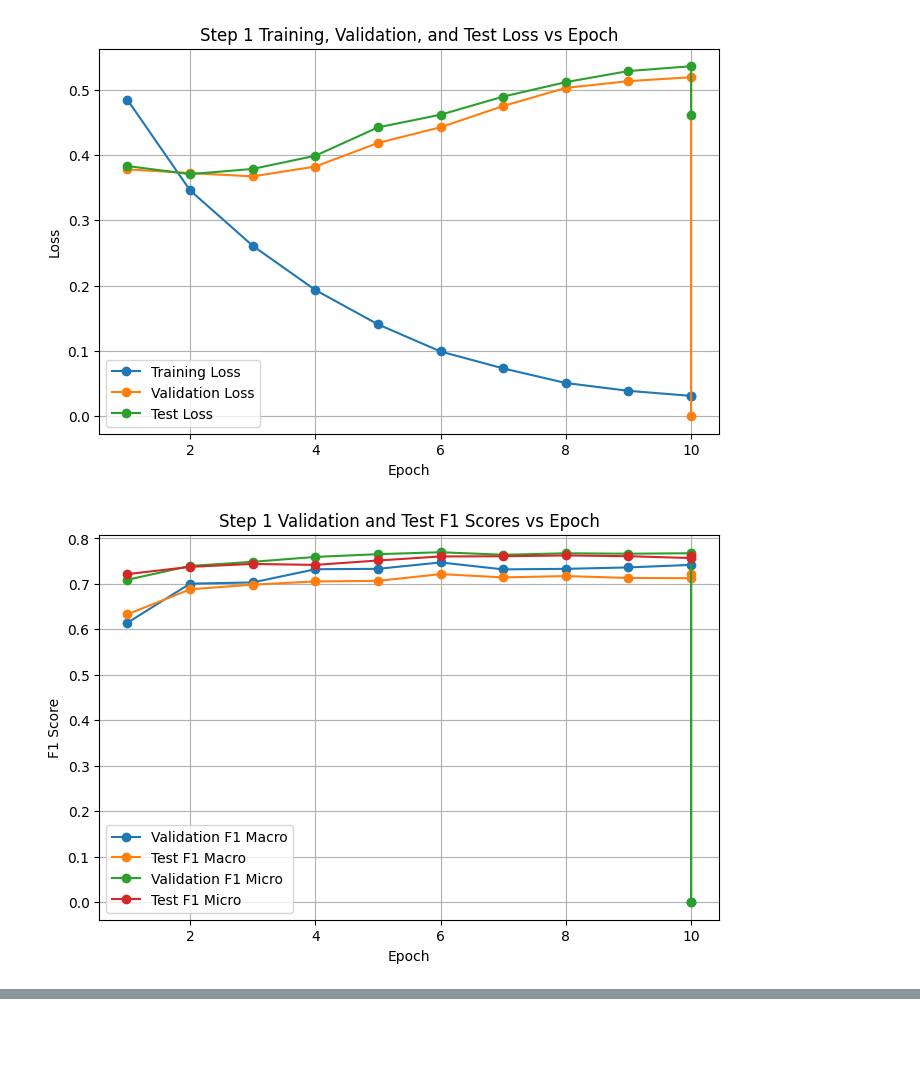
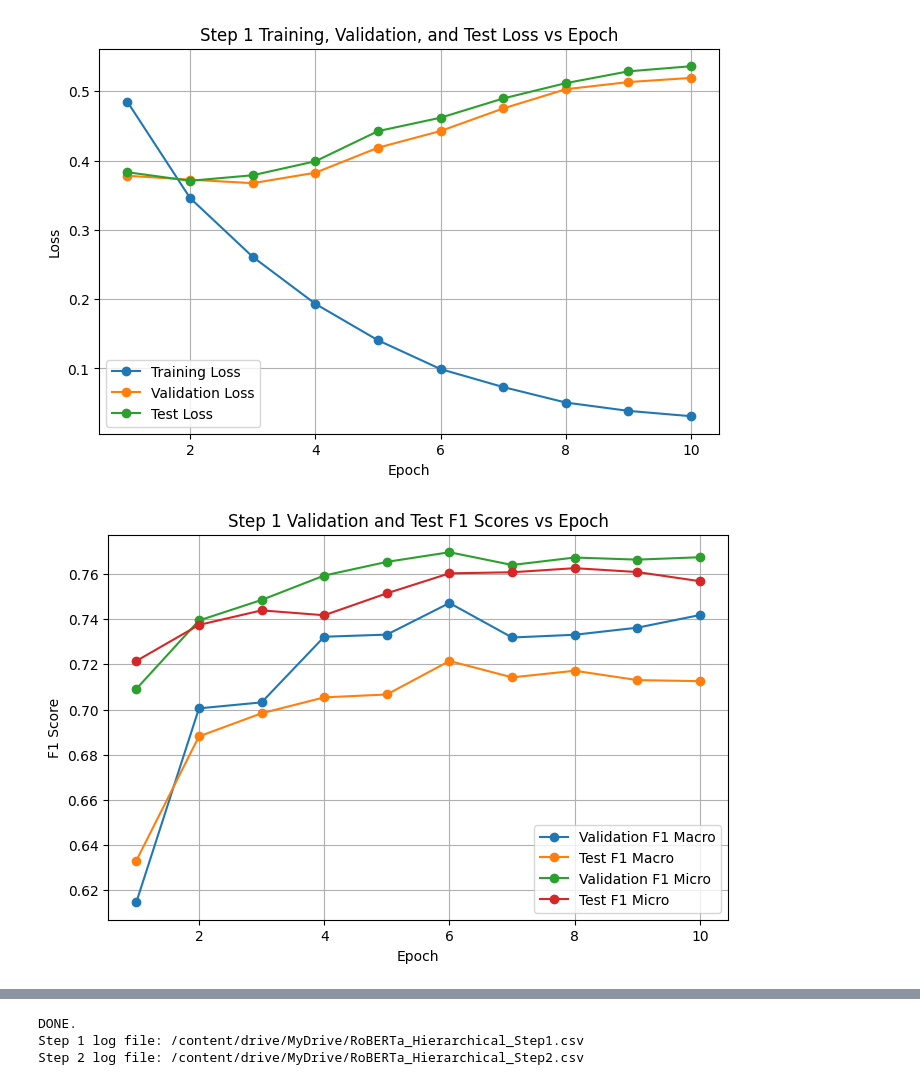
Before and after one commit to sharayumhaske22/Master_Thesis, a Jupyter notebook: RoBERTa_Hierarchical.ipynb, the cells around one changed output, grey strips where cells are left out. Cells and saved outputs as stored; diff of their text form; code cells hidden in the pictures; blank space fills up the shorter version.

```diff
--- a/RoBERTa_Hierarchical.ipynb
+++ b/RoBERTa_Hierarchical.ipynb
@@ -917,41 +959,81 @@ Final combined predictions saved at: /content/drive/MyDrive/RoBERTa_Hierarchical
 # %%
 # =========================================================
-# 32. STEP 1 PLOTS
+# 28. STEP 1 PLOTS
 # =========================================================
 plt.figure(figsize=(8, 5))
-plt.plot(step1_epoch_list, step1_train_loss_list, marker="o", label="Training Loss")
-plt.plot(step1_epoch_list, step1_val_loss_list, marker="o", label="Validation Loss")
-plt.plot(step1_epoch_list[:len(step1_test_loss_list)], step1_test_loss_list, marker="o", label="Test Loss")
+plt.plot(callback_step1.epoch_list, callback_step1.train_loss_list, marker="o", label="Training Loss")
+plt.plot(callback_step1.epoch_list, callback_step1.val_loss_list, marker="o", label="Validation Loss")
+plt.plot(callback_step1.epoch_list, callback_step1.test_loss_list, marker="o", label="Test Loss")
 plt.xlabel("Epoch")
 plt.ylabel("Loss")
 plt.title("Step 1 Training, Validation, and Test Loss vs Epoch")
 plt.legend()
 plt.grid(True)
 plt.show()
 
 plt.figure(figsize=(8, 5))
-plt.plot(step1_epoch_list, step1_val_f1_macro_list, marker="o", label="Validation F1 Macro")
-plt.plot(step1_epoch_list[:len(step1_test_f1_macro_list)], step1_test_f1_macro_list, marker="o", label="Test F1 Macro")
-plt.plot(step1_epoch_list, step1_val_f1_micro_list, marker="o", label="Validation F1 Micro")
-plt.plot(step1_epoch_list[:len(step1_test_f1_micro_list)], step1_test_f1_micro_list, marker="o", label="Test F1 Micro")
+plt.plot(callback_step1.epoch_list, callback_step1.val_f1_macro_list, marker="o", label="Validation F1 Macro")
+plt.plot(callback_step1.epoch_list, callback_step1.test_f1_macro_list, marker="o", label="Test F1 Macro")
+plt.plot(callback_step1.epoch_list, callback_step1.val_f1_micro_list, marker="o", label="Validation F1 Micro")
+plt.plot(callback_step1.epoch_list, callback_step1.test_f1_micro_list, marker="o", label="Test F1 Micro")
 plt.xlabel("Epoch")
 plt.ylabel("F1 Score")
 plt.title("Step 1 Validation and Test F1 Scores vs Epoch")
 plt.legend()
 plt.grid(True)
 plt.show()
 
 plt.figure(figsize=(8, 5))
-plt.plot(step1_epoch_list, step1_val_pearson_list, marker="o", label="Validation Pearson")
-plt.plot(step1_epoch_list[:len(step1_test_pearson_list)], step1_test_pearson_list, marker="o", label="Test Pearson")
+plt.plot(callback_step1.epoch_list, callback_step1.val_pearson_mean_list, marker="o", label="Validation Pearson")
+plt.plot(callback_step1.epoch_list, callback_step1.test_pearson_mean_list, marker="o", label="Test Pearson")
 plt.xlabel("Epoch")
 plt.ylabel("Pearson")
 plt.title("Step 1 Validation and Test Pearson vs Epoch")
 plt.legend()
 plt.grid(True)
 plt.show()
 
+
 # =========================================================
+# 29. STEP 2 PLOTS
+# =========================================================
+plt.figure(figsize=(8, 5))
+plt.plot(callback_step2.epoch_list, callback_step2.train_loss_list, marker="o", label="Training Loss")
+plt.plot(callback_step2.epoch_list, callback_step2.val_loss_list, marker="o", label="Validation Loss")
+plt.plot(callback_step2.epoch_list, callback_step2.test_loss_list, marker="o", label="Test Loss")
+plt.xlabel("Epoch")
+plt.ylabel("Loss")
+plt.title("Step 2 Training, Validation, and Test Loss vs Epoch")
+plt.legend()
+plt.grid(True)
+plt.show()
+
+plt.figure(figsize=(8, 5))
+plt.plot(callback_step2.epoch_list, callback_step2.val_f1_macro_list, marker="o", label="Validation F1 Macro")
+plt.plot(callback_step2.epoch_list, callback_step2.test_f1_macro_list, marker="o", label="Test F1 Macro")
+plt.plot(callback_step2.epoch_list, callback_step2.val_f1_micro_list, marker="o", label="Validation F1 Micro")
+plt.plot(callback_step2.epoch_list, callback_step2.test_f1_micro_list, marker="o", label="Test F1 Micro")
+plt.xlabel("Epoch")
+plt.ylabel("F1 Score")
+plt.title("Step 2 Final Hierarchical F1 Scores vs Epoch")
+plt.legend()
+plt.grid(True)
+plt.show()
+
+plt.figure(figsize=(8, 5))
+plt.plot(callback_step2.epoch_list, callback_step2.val_pearson_mean_list, marker="o", label="Validation Pearson")
+plt.plot(callback_step2.epoch_list, callback_step2.test_pearson_mean_list, marker="o", label="Test Pearson")
+plt.xlabel("Epoch")
+plt.ylabel("Pearson")
+plt.title("Step 2 Final Hierarchical Pearson vs Epoch")
+plt.legend()
+plt.grid(True)
+plt.show()
+
+
+print("\nDONE.")
+print("Step 1 log file:", LOG_FILE_STEP1)
+print("Step 2 log file:", LOG_FILE_STEP2)
 # %% [output]
-[figure, old version]
+[figure, new version]
-[figure, old version]
+[figure, new version]
@@ -958,0 +1044,3 @@ plt.show()
+DONE.
+Step 1 log file: /content/drive/MyDrive/RoBERTa_Hierarchical_Step1.csv
+Step 2 log file: /content/drive/MyDrive/RoBERTa_Hierarchical_Step2.csv
```
Also changed, not shown: parts of 10 cells of this notebook, 2 other files.
